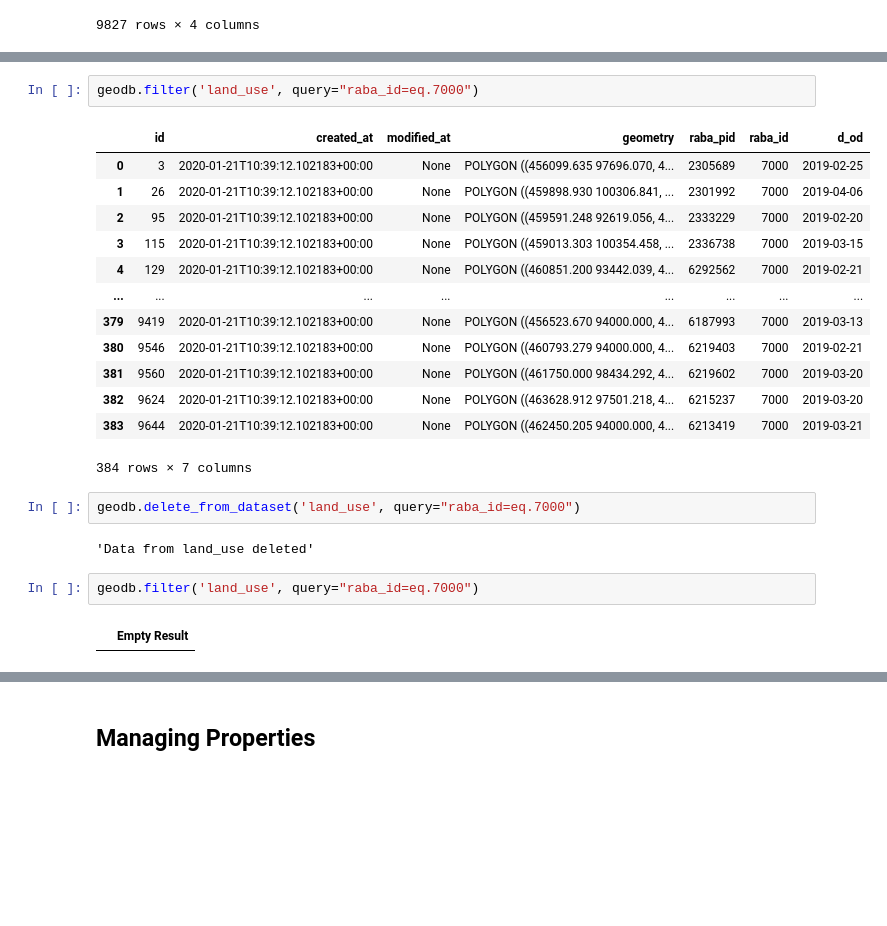
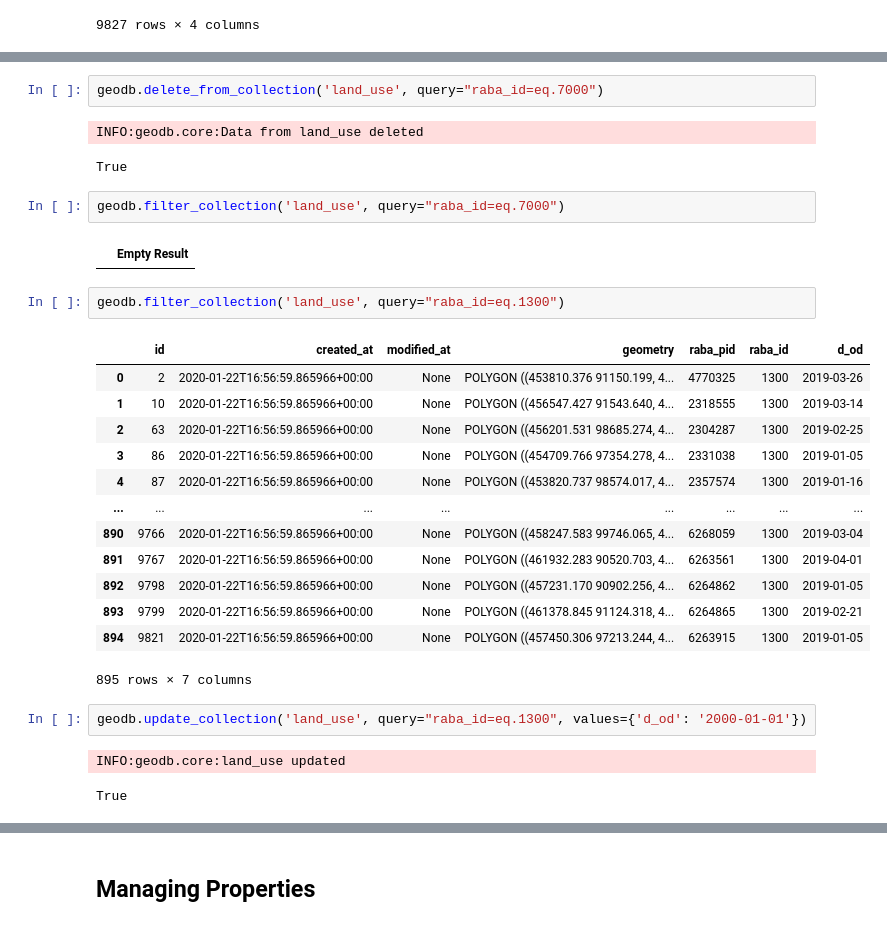
Before and after one commit to xcube-dev/xcube-geodb, a Jupyter notebook: notebooks/geodb_manage_datasets.ipynb, the cells around one changed output, grey strips where cells are left out. Cells and saved outputs as stored; diff of their text form; blank space fills up the shorter version.

```diff
--- a/notebooks/geodb_manage_datasets.ipynb
+++ b/notebooks/geodb_manage_datasets.ipynb
@@ -78,25 +108,31 @@ geodb.insert_into_dataset('land_use', gdf)
 # %%
-geodb.filter('land_use', query="raba_id=eq.7000")
+geodb.delete_from_collection('land_use', query="raba_id=eq.7000")
 # %% [output]
-|  | id | created_at | modified_at | geometry | raba_pid | raba_id | d_od |
-| 0 | 3 | 2020-01-21T10:39:12.102183+00:00 | None | POLYGON ((456099.635 97696.070, 4... | 2305689 | 7000 | 2019-02-25 |
-| 1 | 26 | 2020-01-21T10:39:12.102183+00:00 | None | POLYGON ((459898.930 100306.841, ... | 2301992 | 7000 | 2019-04-06 |
-| 2 | 95 | 2020-01-21T10:39:12.102183+00:00 | None | POLYGON ((459591.248 92619.056, 4... | 2333229 | 7000 | 2019-02-20 |
-| 3 | 115 | 2020-01-21T10:39:12.102183+00:00 | None | POLYGON ((459013.303 100354.458, ... | 2336738 | 7000 | 2019-03-15 |
-| 4 | 129 | 2020-01-21T10:39:12.102183+00:00 | None | POLYGON ((460851.200 93442.039, 4... | 6292562 | 7000 | 2019-02-21 |
-| ... | ... | ... | ... | ... | ... | ... | ... |
-| 379 | 9419 | 2020-01-21T10:39:12.102183+00:00 | None | POLYGON ((456523.670 94000.000, 4... | 6187993 | 7000 | 2019-03-13 |
-| 380 | 9546 | 2020-01-21T10:39:12.102183+00:00 | None | POLYGON ((460793.279 94000.000, 4... | 6219403 | 7000 | 2019-02-21 |
-| 381 | 9560 | 2020-01-21T10:39:12.102183+00:00 | None | POLYGON ((461750.000 98434.292, 4... | 6219602 | 7000 | 2019-03-20 |
-| 382 | 9624 | 2020-01-21T10:39:12.102183+00:00 | None | POLYGON ((463628.912 97501.218, 4... | 6215237 | 7000 | 2019-03-20 |
-| 383 | 9644 | 2020-01-21T10:39:12.102183+00:00 | None | POLYGON ((462450.205 94000.000, 4... | 6213419 | 7000 | 2019-03-21 |
-384 rows × 7 columns
+INFO:geodb.core:Data from land_use deleted
+True
 # %%
-geodb.delete_from_dataset('land_use', query="raba_id=eq.7000")
+geodb.filter_collection('land_use', query="raba_id=eq.7000")
 # %% [output]
-'Data from land_use deleted'
+|  | Empty Result |
 # %%
-geodb.filter('land_use', query="raba_id=eq.7000")
+geodb.filter_collection('land_use', query="raba_id=eq.1300")
 # %% [output]
-|  | Empty Result |
+|  | id | created_at | modified_at | geometry | raba_pid | raba_id | d_od |
+| 0 | 2 | 2020-01-22T16:56:59.865966+00:00 | None | POLYGON ((453810.376 91150.199, 4... | 4770325 | 1300 | 2019-03-26 |
+| 1 | 10 | 2020-01-22T16:56:59.865966+00:00 | None | POLYGON ((456547.427 91543.640, 4... | 2318555 | 1300 | 2019-03-14 |
+| 2 | 63 | 2020-01-22T16:56:59.865966+00:00 | None | POLYGON ((456201.531 98685.274, 4... | 2304287 | 1300 | 2019-02-25 |
+| 3 | 86 | 2020-01-22T16:56:59.865966+00:00 | None | POLYGON ((454709.766 97354.278, 4... | 2331038 | 1300 | 2019-01-05 |
+| 4 | 87 | 2020-01-22T16:56:59.865966+00:00 | None | POLYGON ((453820.737 98574.017, 4... | 2357574 | 1300 | 2019-01-16 |
+| ... | ... | ... | ... | ... | ... | ... | ... |
+| 890 | 9766 | 2020-01-22T16:56:59.865966+00:00 | None | POLYGON ((458247.583 99746.065, 4... | 6268059 | 1300 | 2019-03-04 |
+| 891 | 9767 | 2020-01-22T16:56:59.865966+00:00 | None | POLYGON ((461932.283 90520.703, 4... | 6263561 | 1300 | 2019-04-01 |
+| 892 | 9798 | 2020-01-22T16:56:59.865966+00:00 | None | POLYGON ((457231.170 90902.256, 4... | 6264862 | 1300 | 2019-01-05 |
+| 893 | 9799 | 2020-01-22T16:56:59.865966+00:00 | None | POLYGON ((461378.845 91124.318, 4... | 6264865 | 1300 | 2019-02-21 |
+| 894 | 9821 | 2020-01-22T16:56:59.865966+00:00 | None | POLYGON ((457450.306 97213.244, 4... | 6263915 | 1300 | 2019-01-05 |
+895 rows × 7 columns
+# %%
+geodb.update_collection('land_use', query="raba_id=eq.1300", values={'d_od': '2000-01-01'})
+# %% [output]
+INFO:geodb.core:land_use updated
+True
 # %%
```
Also changed, not shown: parts of 21 cells of this notebook, 12 other files.
